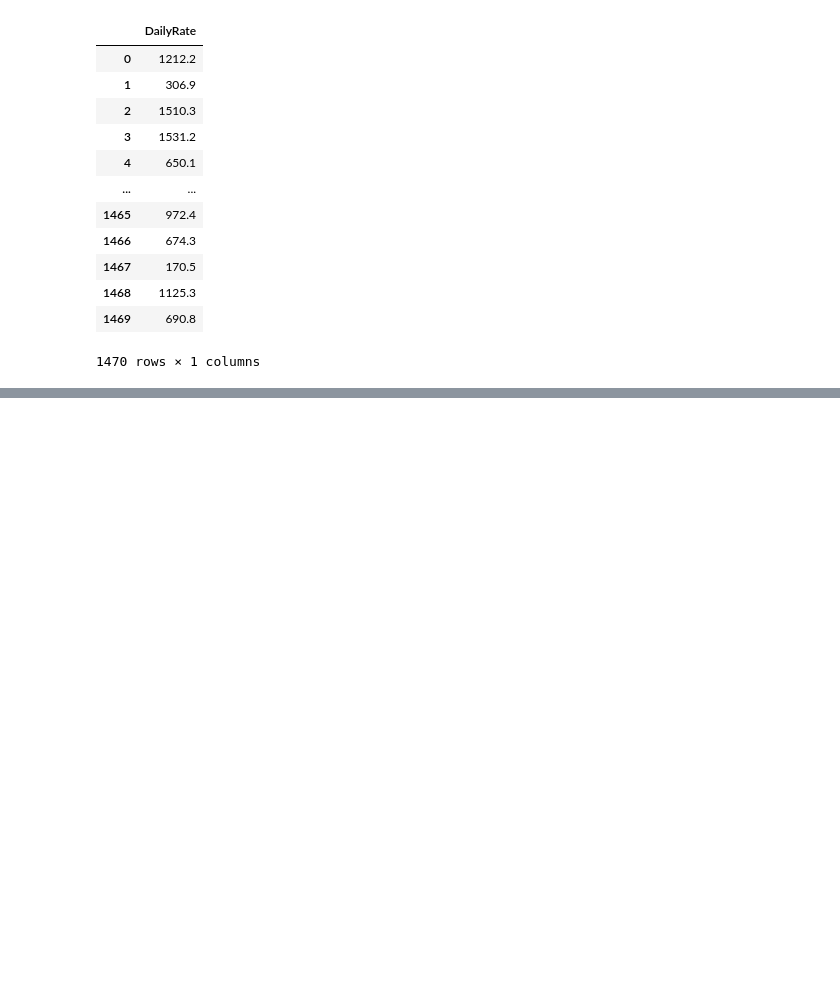
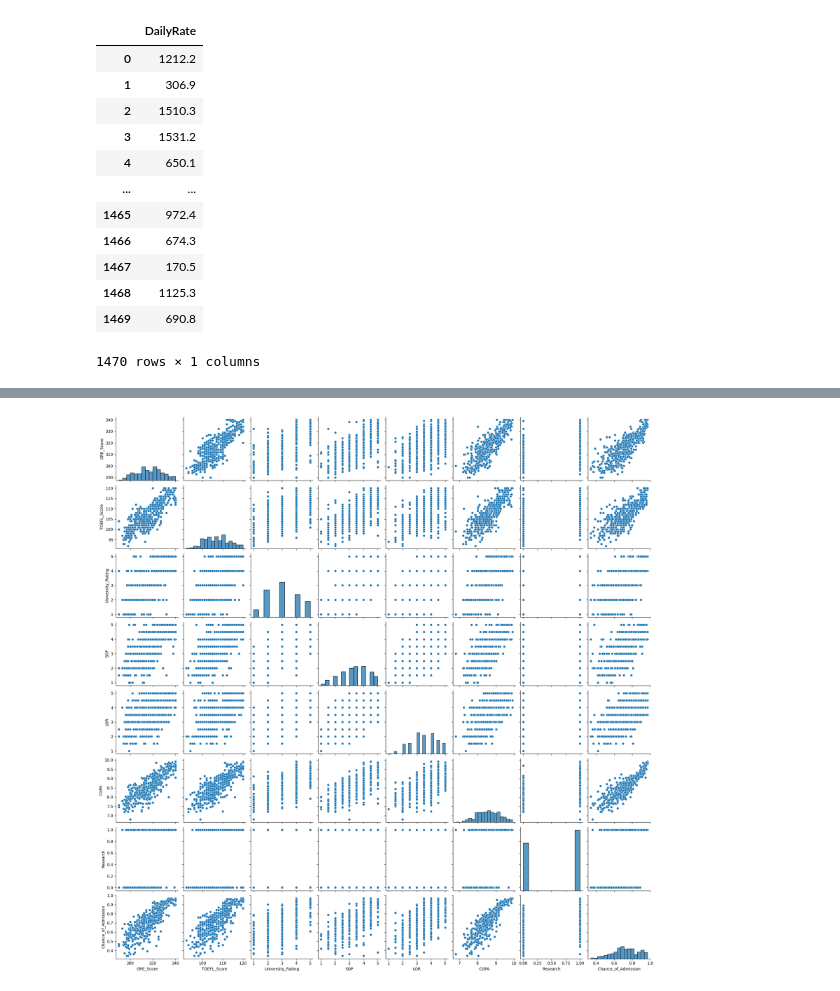
Before and after one commit to sebastian9610/Frogames, a Jupyter notebook: Semana-data-science/Semana-data-science.ipynb, the cells around one changed output, grey strips where cells are left out. Cells and saved outputs as stored; diff of their text form; code cells hidden in the pictures; blank space fills up the shorter version.

```diff
--- a/Semana-data-science/Semana-data-science.ipynb
+++ b/Semana-data-science/Semana-data-science.ipynb
@@ -369,0 +440,4 @@ df_hr[['DailyRate']]
+# %%
+sns.pairplot(df_university);
+# %% [output]
+[figure, added]
```
Also changed, not shown: parts of 25 cells of this notebook, 17 other files.
